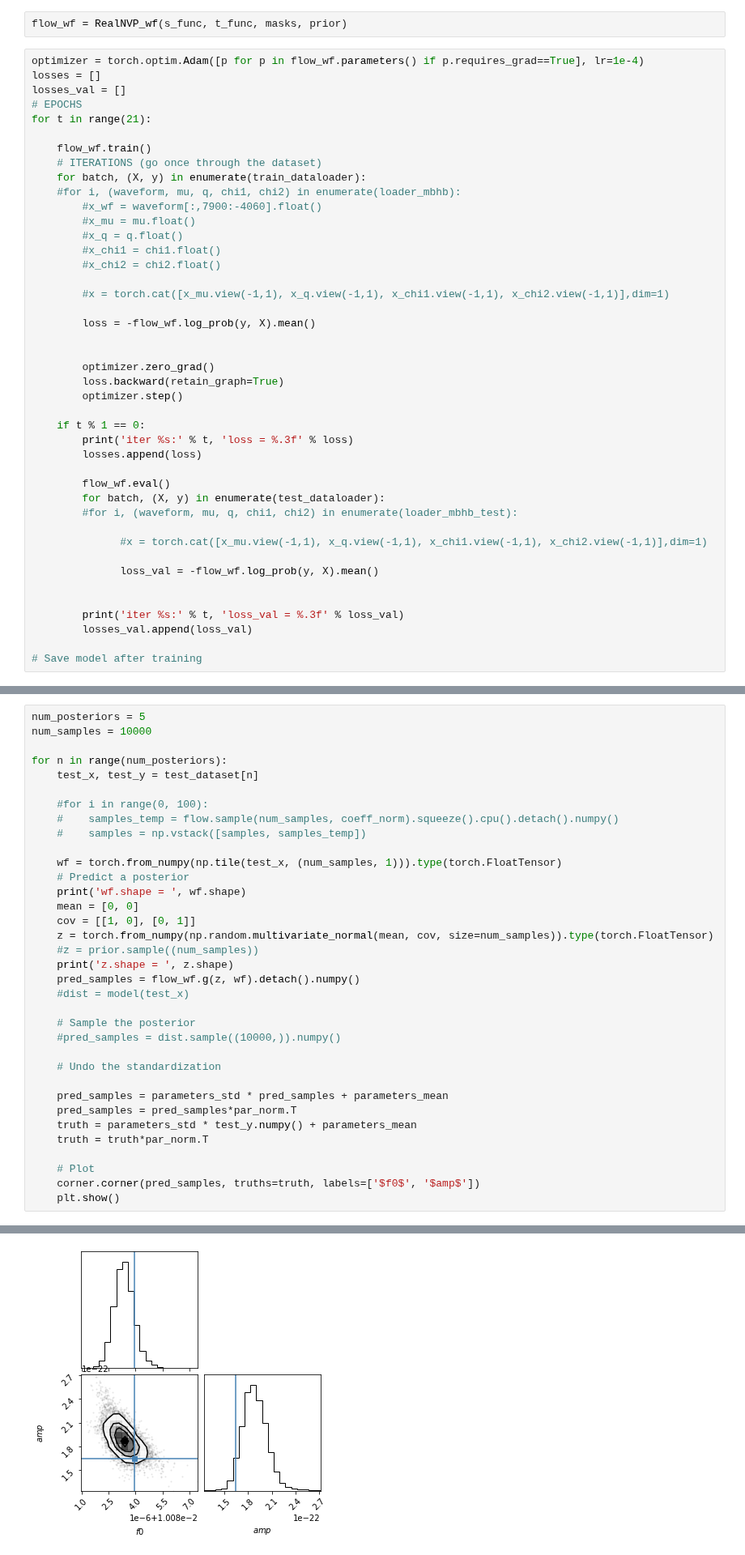
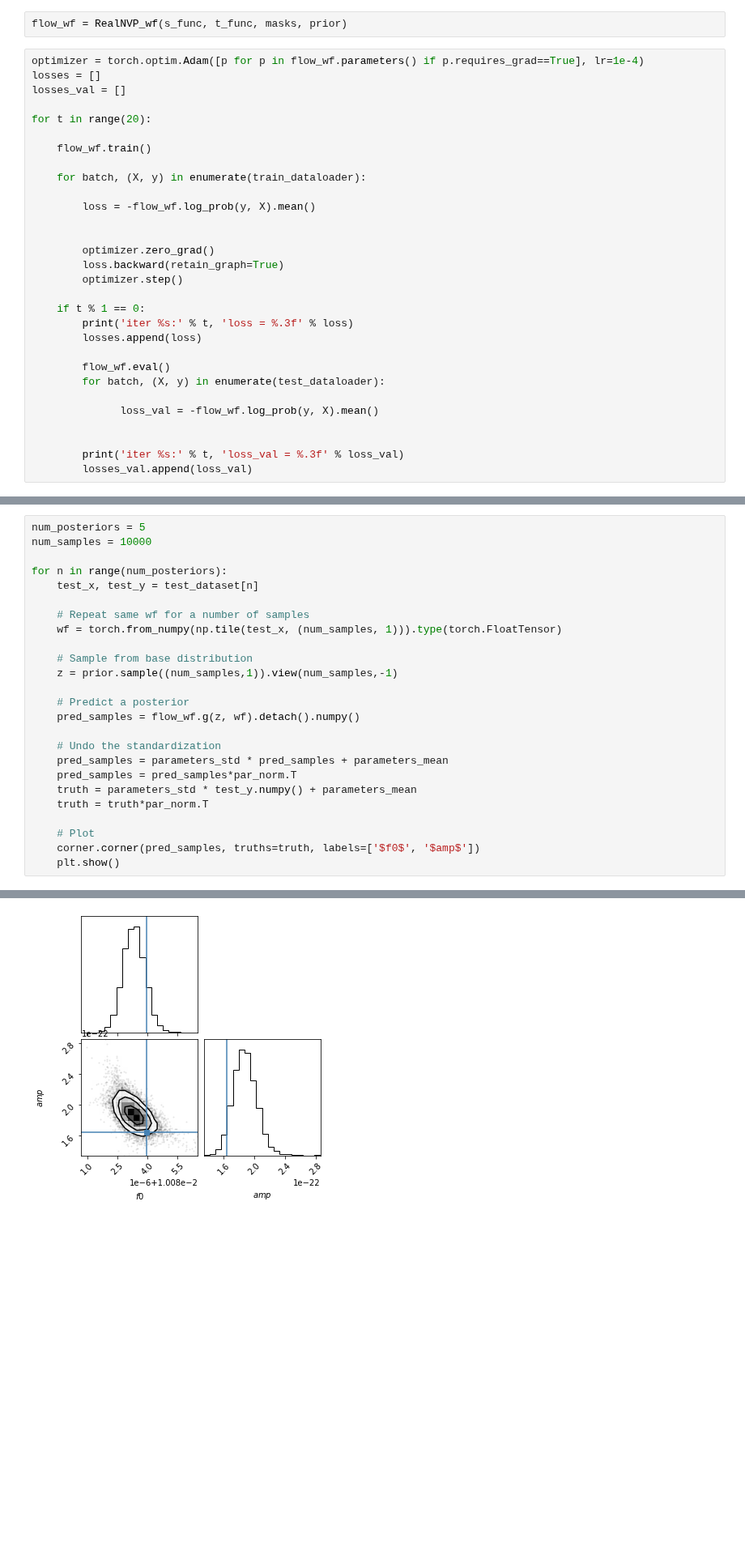
Before and after one commit to NataliaKor/tutorial, a Jupyter notebook: tutorial-ML-for-GWPE.ipynb, the cells around one changed output, grey strips where cells are left out. Shown at 81% size. Drawn from its saved outputs; the diff is of its cells as text; blank space fills up the shorter version.

```diff
--- a/tutorial-ML-for-GWPE.ipynb
+++ b/tutorial-ML-for-GWPE.ipynb
@@ -725,20 +725,12 @@ flow_wf = RealNVP_wf(s_func, t_func, masks, prior)
 optimizer = torch.optim.Adam([p for p in flow_wf.parameters() if p.requires_grad==True], lr=1e-4)
 losses = []
 losses_val = []
-# EPOCHS
-for t in range(21):
+
+for t in range(20):
 
     flow_wf.train()
-    # ITERATIONS (go once through the dataset)
+
     for batch, (X, y) in enumerate(train_dataloader):
-    #for i, (waveform, mu, q, chi1, chi2) in enumerate(loader_mbhb):
-        #x_wf = waveform[:,7900:-4060].float()
-        #x_mu = mu.float()
-        #x_q = q.float()
-        #x_chi1 = chi1.float()
-        #x_chi2 = chi2.float()
-
-        #x = torch.cat([x_mu.view(-1,1), x_q.view(-1,1), x_chi1.view(-1,1), x_chi2.view(-1,1)],dim=1)
 
         loss = -flow_wf.log_prob(y, X).mean()
 
@@ -753,17 +745,12 @@ for t in range(21):
 
         flow_wf.eval()
         for batch, (X, y) in enumerate(test_dataloader):
-        #for i, (waveform, mu, q, chi1, chi2) in enumerate(loader_mbhb_test):
-
-              #x = torch.cat([x_mu.view(-1,1), x_q.view(-1,1), x_chi1.view(-1,1), x_chi2.view(-1,1)],dim=1)
 
               loss_val = -flow_wf.log_prob(y, X).mean()
 
 
         print('iter %s:' % t, 'loss_val = %.3f' % loss_val)
         losses_val.append(loss_val)
-
-# Save model after training
 # %% [output]
 iter 0: loss = 0.069
 iter 0: loss_val = -0.497
@@ -803,26 +788,16 @@ num_samples = 10000
 for n in range(num_posteriors):
     test_x, test_y = test_dataset[n]
 
-    #for i in range(0, 100):
-    #    samples_temp = flow.sample(num_samples, coeff_norm).squeeze().cpu().detach().numpy()
-    #    samples = np.vstack([samples, samples_temp])
+    # Repeat same wf for a number of samples
+    wf = torch.from_numpy(np.tile(test_x, (num_samples, 1))).type(torch.FloatTensor)
 
-    wf = torch.from_numpy(np.tile(test_x, (num_samples, 1))).type(torch.FloatTensor)
+    # Sample from base distribution
+    z = prior.sample((num_samples,1)).view(num_samples,-1)
+
     # Predict a posterior
-    print('wf.shape = ', wf.shape)
-    mean = [0, 0]
-    cov = [[1, 0], [0, 1]]
-    z = torch.from_numpy(np.random.multivariate_normal(mean, cov, size=num_samples)).type(torch.FloatTensor)
-    #z = prior.sample((num_samples))
-    print('z.shape = ', z.shape)
     pred_samples = flow_wf.g(z, wf).detach().numpy()
-    #dist = model(test_x)
-
-    # Sample the posterior
-    #pred_samples = dist.sample((10000,)).numpy()
 
     # Undo the standardization
-
     pred_samples = parameters_std * pred_samples + parameters_mean
     pred_samples = pred_samples*par_norm.T
     truth = parameters_std * test_y.numpy() + parameters_mean
@@ -841,2 +814,2 @@ z.shape =  torch.Size([10000, 2])
 Inside g
-[figure, old version]
+[figure, new version]
```
Also changed, not shown: parts of 2 cells of this notebook.
